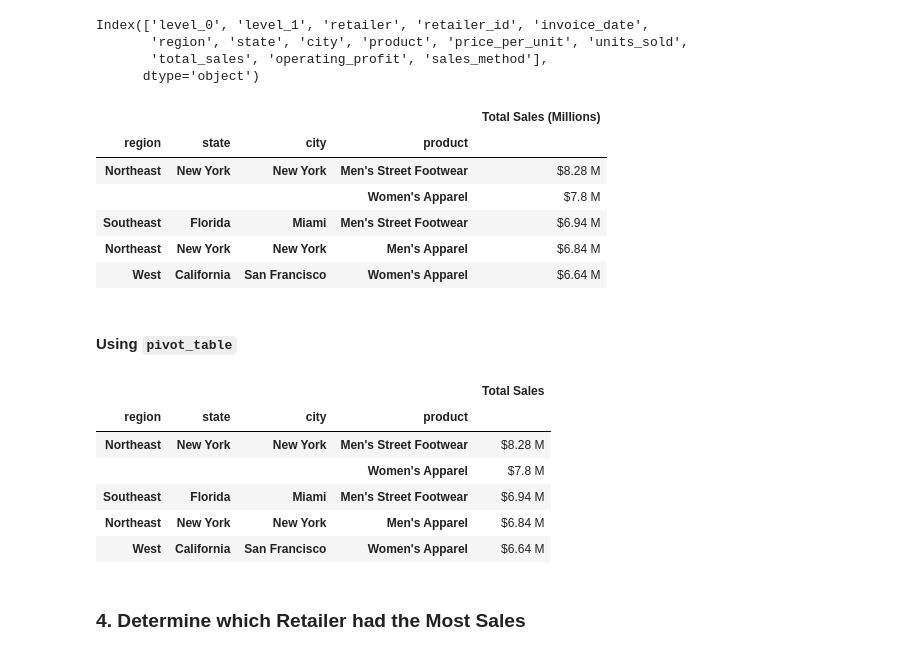
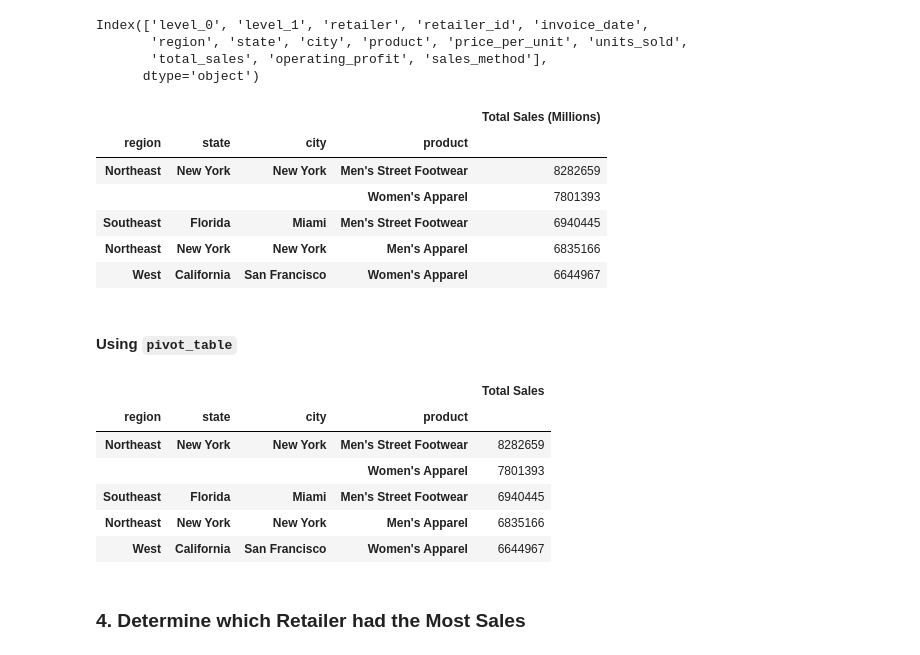
Before and after one commit to ncmoliver/athletic_sales_analysis, a Jupyter notebook: athletic_sales_analysis.ipynb, the cells around one changed output. Saved outputs shown, nothing was run; the diff lists cells and outputs as text; code cells hidden in the pictures.

```diff
--- a/athletic_sales_analysis.ipynb
+++ b/athletic_sales_analysis.ipynb
@@ -207,25 +196,19 @@ Index(['level_0', 'level_1', 'retailer', 'retailer_id', 'invoice_date',
 # %%
 # Show the total sales for the products sold for each region, state, and city.
 # Rename the "total_sales" column to "Total Sales"
 grouped_df = combined_df.groupby(['region', 'state', 'city', 'product'])[['total_sales']].sum().copy()
-# Format money columns appropiately
-def format_sales(column):
-    column = round( column / 1000000, 2)
-    return f"${column} M"
-
-grouped_df['total_sales'] = grouped_df['total_sales'].apply(format_sales)
 grouped_df = grouped_df.rename(columns={'total_sales': 'Total Sales (Millions)'})
 # Show the top 5 results.
 top_sales_by_region = grouped_df.sort_values(by='Total Sales (Millions)', ascending=False).head(5)
 top_sales_by_region
 # %% [output]
 |  |  |  |  | Total Sales (Millions) |
 | region | state | city | product |  |
-| Northeast | New York | New York | Men's Street Footwear | $8.28 M |
-|  |  |  | Women's Apparel | $7.8 M |
-| Southeast | Florida | Miami | Men's Street Footwear | $6.94 M |
-| Northeast | New York | New York | Men's Apparel | $6.84 M |
-| West | California | San Francisco | Women's Apparel | $6.64 M |
+| Northeast | New York | New York | Men's Street Footwear | 8282659 |
+|  |  |  | Women's Apparel | 7801393 |
+| Southeast | Florida | Miami | Men's Street Footwear | 6940445 |
+| Northeast | New York | New York | Men's Apparel | 6835166 |
+| West | California | San Francisco | Women's Apparel | 6644967 |
 # %% [markdown]
 #### Using `pivot_table`
 # %%
@@ -235,9 +218,6 @@ total_sales_df = combined_df.pivot_table(index=['region', 'state', 'city', 'prod
                        aggfunc='sum')
 
 # Optional: Rename the "total_sales" column to "Total Sales"
-
-
-total_sales_df['total_sales'] = total_sales_df['total_sales'].apply(format_sales)
 renamed_total_sales_df = total_sales_df.rename(columns=({'total_sales' : 'Total Sales'}))
 
 # Show the top 5 results.
@@ -245,11 +225,11 @@ renamed_total_sales_df.sort_values(by='Total Sales', ascending=False).head(5)
 # %% [output]
 |  |  |  |  | Total Sales |
 | region | state | city | product |  |
-| Northeast | New York | New York | Men's Street Footwear | $8.28 M |
-|  |  |  | Women's Apparel | $7.8 M |
-| Southeast | Florida | Miami | Men's Street Footwear | $6.94 M |
-| Northeast | New York | New York | Men's Apparel | $6.84 M |
-| West | California | San Francisco | Women's Apparel | $6.64 M |
+| Northeast | New York | New York | Men's Street Footwear | 8282659 |
+|  |  |  | Women's Apparel | 7801393 |
+| Southeast | Florida | Miami | Men's Street Footwear | 6940445 |
+| Northeast | New York | New York | Men's Apparel | 6835166 |
+| West | California | San Francisco | Women's Apparel | 6644967 |
 # %% [markdown]
 ### 4. Determine which Retailer had the Most Sales
 # %% [markdown]
```
Also changed, not shown: parts of 4 cells of this notebook.
